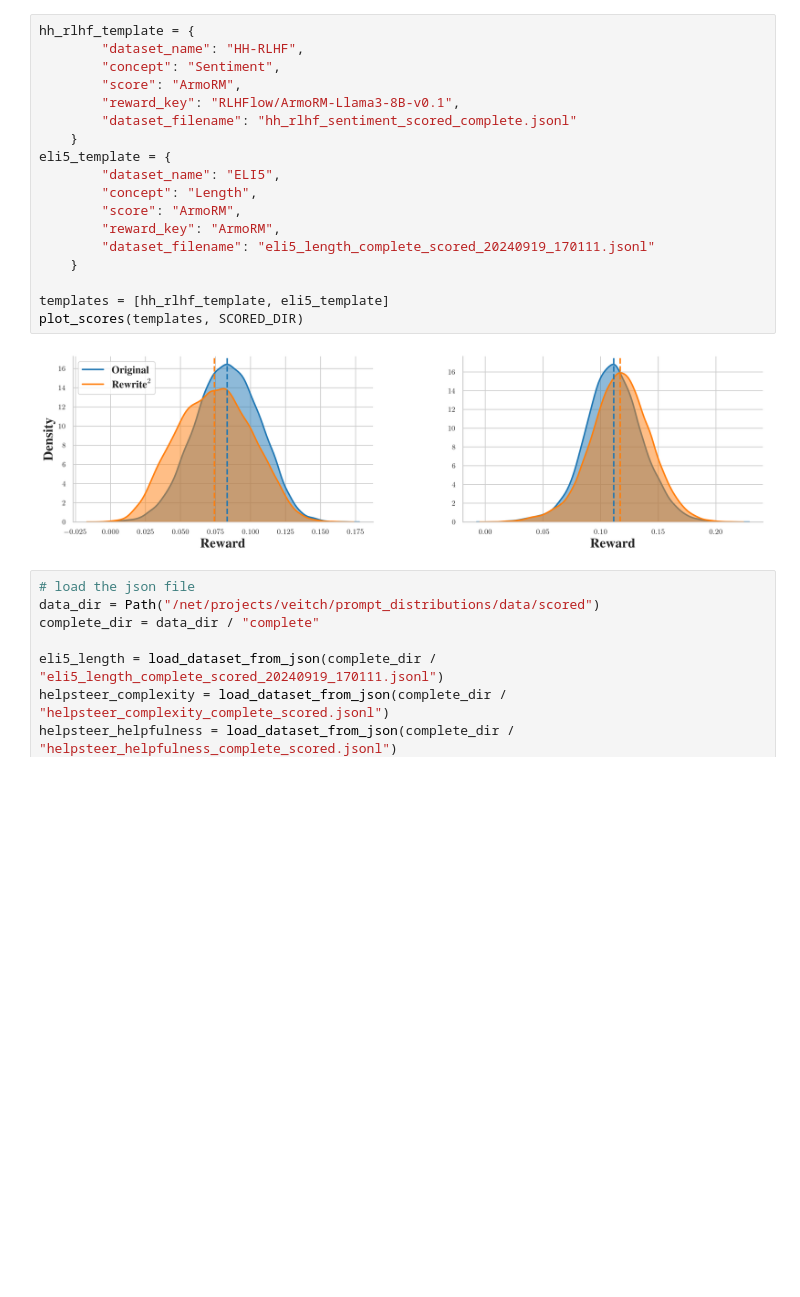
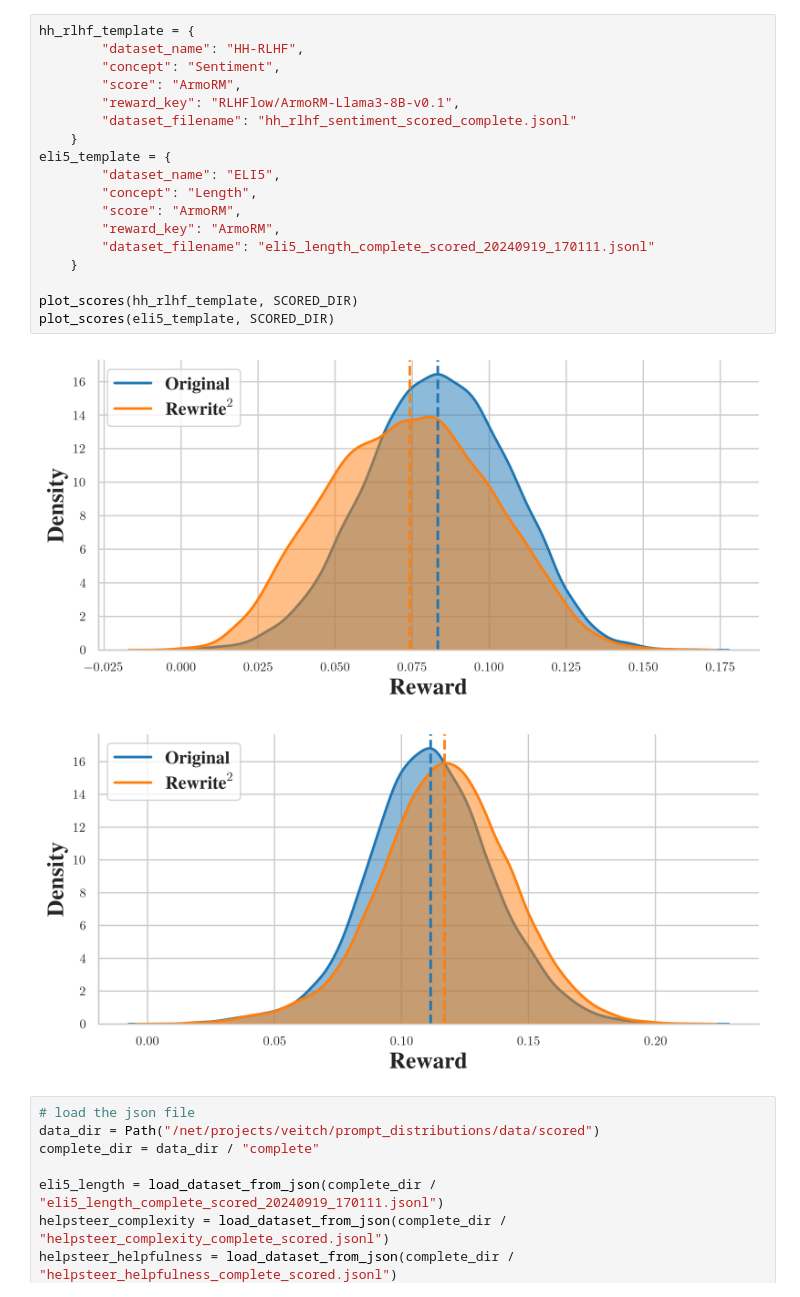
Before and after one commit to toddnief/RATE, a Jupyter notebook: notebooks/results.ipynb, the cells around one changed output. Cells and saved outputs as stored; diff of their text form; blank space fills up the shorter version.

Commit message:
current plots

```diff
--- a/notebooks/results.ipynb
+++ b/notebooks/results.ipynb
@@ -50,23 +50,24 @@ Certainly! The MPI measures poverty using a mix of indicators such as education,
 # %%
 hh_rlhf_template = {
         "dataset_name": "HH-RLHF",
         "concept": "Sentiment",
         "score": "ArmoRM",
         "reward_key": "RLHFlow/ArmoRM-Llama3-8B-v0.1",
         "dataset_filename": "hh_rlhf_sentiment_scored_complete.jsonl"
     }
 eli5_template = {
         "dataset_name": "ELI5",
         "concept": "Length",
         "score": "ArmoRM",
         "reward_key": "ArmoRM",
         "dataset_filename": "eli5_length_complete_scored_20240919_170111.jsonl"
     }
 
-templates = [hh_rlhf_template, eli5_template]
-plot_scores(templates, SCORED_DIR)
+plot_scores(hh_rlhf_template, SCORED_DIR)
+plot_scores(eli5_template, SCORED_DIR)
 # %% [output]
-[figure, old version]
+[figure, new version]
+[figure, added]
 # %%
 # load the json file
 data_dir = Path("/net/projects/veitch/prompt_distributions/data/scored")
```
Also changed, not shown: parts of 8 cells of this notebook, 1 other file.
